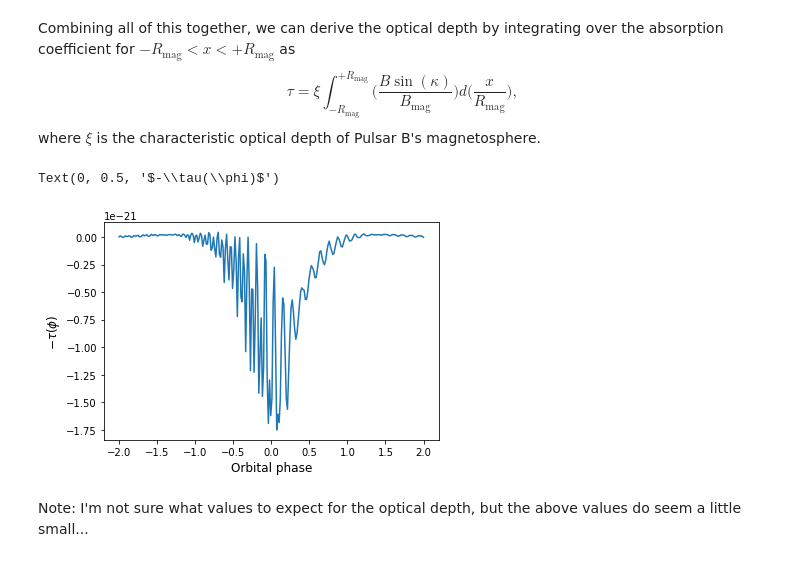
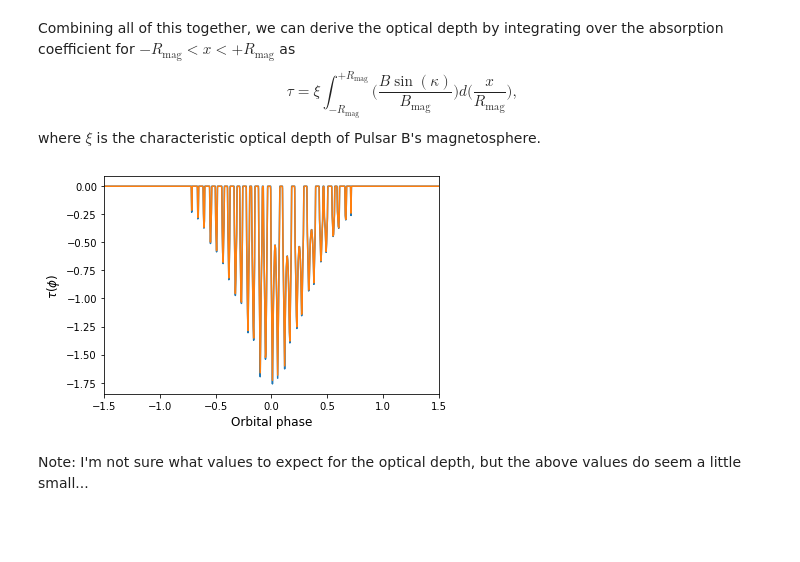
Before and after one commit to mlower/Eclipse_modelling, a Jupyter notebook: Eclipse_modelling.ipynb, the cells around one changed output. Cells and saved outputs as stored; diff of their text form; code cells hidden in the pictures; blank space fills up the shorter version.

```diff
--- a/Eclipse_modelling.ipynb
+++ b/Eclipse_modelling.ipynb
@@ -204,7 +204,8 @@ def eclipse_lightcurve(coords, R_mag, parameters):
     r = radial_distance(x, y, z)
 
     # Unit vector in Cartesian coordinates
-    mu_hat = Cartesian_magnetic_polar_angle(time, parameters["alpha"], parameters["theta"], parameters["phi"])
+    mu_hat = Cartesian_magnetic_polar_angle(time, parameters["alpha"],
+        parameters["theta"], parameters["phi"])
 
     # Cosine of the magnetic polar angle
     cos_theta_mu = cosine_polar_angle(mu_hat, coords, r)
@@ -213,40 +214,53 @@ def eclipse_lightcurve(coords, R_mag, parameters):
     sin_kappa = np.sin(kappa(x, r, mu_hat[0], cos_theta_mu))
 
     # Local magnetic field strength along the line of sight
-    B = local_B_field(mu_hat, r, 1, cos_theta_mu)
+    B = local_B_field(mu_hat, r, (1.59e12 * u.G * (1.3e6 * u.cm)**3), cos_theta_mu)
 
     # Optical depth
     tau = np.array([])
     for i in range(0, n):
-        tau = np.append(tau, optical_depth(x, (3e5 * (1.4**(5/3))), B[i], cos_theta_mu[i], r[i],
-                                               mu_hat[0], 1, R_mag))
+        if r[i]/(np.sin(np.arccos(cos_theta_mu[i]))**2) < R_mag:
+            tau = np.append(tau, optical_depth(x, 2, B[i], cos_theta_mu[i],
+                r[i], mu_hat[0], max(B), R_mag))
+        else:
+            tau = np.append(tau, 0.0)
 
     return tau
 # %%
 a_sin_i = 1.415032 * u.s
 semi_major_axis = 8.8e10 * u.cm#((c.c * a_sin_i)/np.sin(88.1 * u.deg)).cgs
 # %%
-n = 256
+n = 1024
 time = np.linspace(0, 4*24.5, n) * u.s
 phi_orb = np.linspace(90-2, 90+2, n) * u.deg
 
-R_mag = orbital_phase_to_y(semi_major_axis, (90+1.0) * u.deg)
+R_mag = 1.5e9 * u.cm # orbital_phase_to_y(semi_major_axis, (90-1.29) * u.deg)
 
 y = orbital_phase_to_y(semi_major_axis, phi_orb)
 x = np.linspace(-R_mag.value, R_mag.value, n) * u.cm
-z = np.ones(n) * -7.5e8 * u.cm#-0.543 * R_mag
+z = np.ones(n) * -0.543 * R_mag # -7.5e8 * u.cm
 coords = np.array([x, y, z]) * u.cm
 # %%
-parameters = dict(alpha=71*u.deg, theta=130*u.deg, phi=51*u.deg)
+parameters = dict(alpha=71*u.deg, theta=30*u.deg, phi=51*u.deg)
 # %%
 tau = eclipse_lightcurve(coords, R_mag, parameters)
+# %%
+dt = time[1] - time[0]
+sigma = (dt)/np.sqrt(2 * np.pi)
+smoothed_vals = np.zeros(tau.shape)
+for i in range(0, len(time)):
+    kernel = np.exp(-(time - time[i]) ** 2 / (2 * sigma ** 2))
+    kernel = kernel / sum(kernel)
+    smoothed_vals[i] = sum(tau * kernel)
 # %%
-plt.plot(phi_orb-(90*u.deg), -tau)
+plt.plot(phi_orb-(90*u.deg), tau)
+plt.plot(phi_orb-(90*u.deg), smoothed_vals)
 plt.xlabel("Orbital phase", fontsize=12)
-plt.ylabel(r"$-\tau(\phi)$", fontsize=12)
+plt.ylabel(r"$\tau(\phi)$", fontsize=12)
+plt.xlim(-1.5, 1.5)
+plt.show()
 # %% [output]
-Text(0, 0.5, '$-\\tau(\\phi)$')
-[figure, old version]
+[figure, new version]
 # %% [markdown]
 Note: I'm not sure what values to expect for the optical depth, but the above values do seem a little small...
 # %% [markdown]
```
